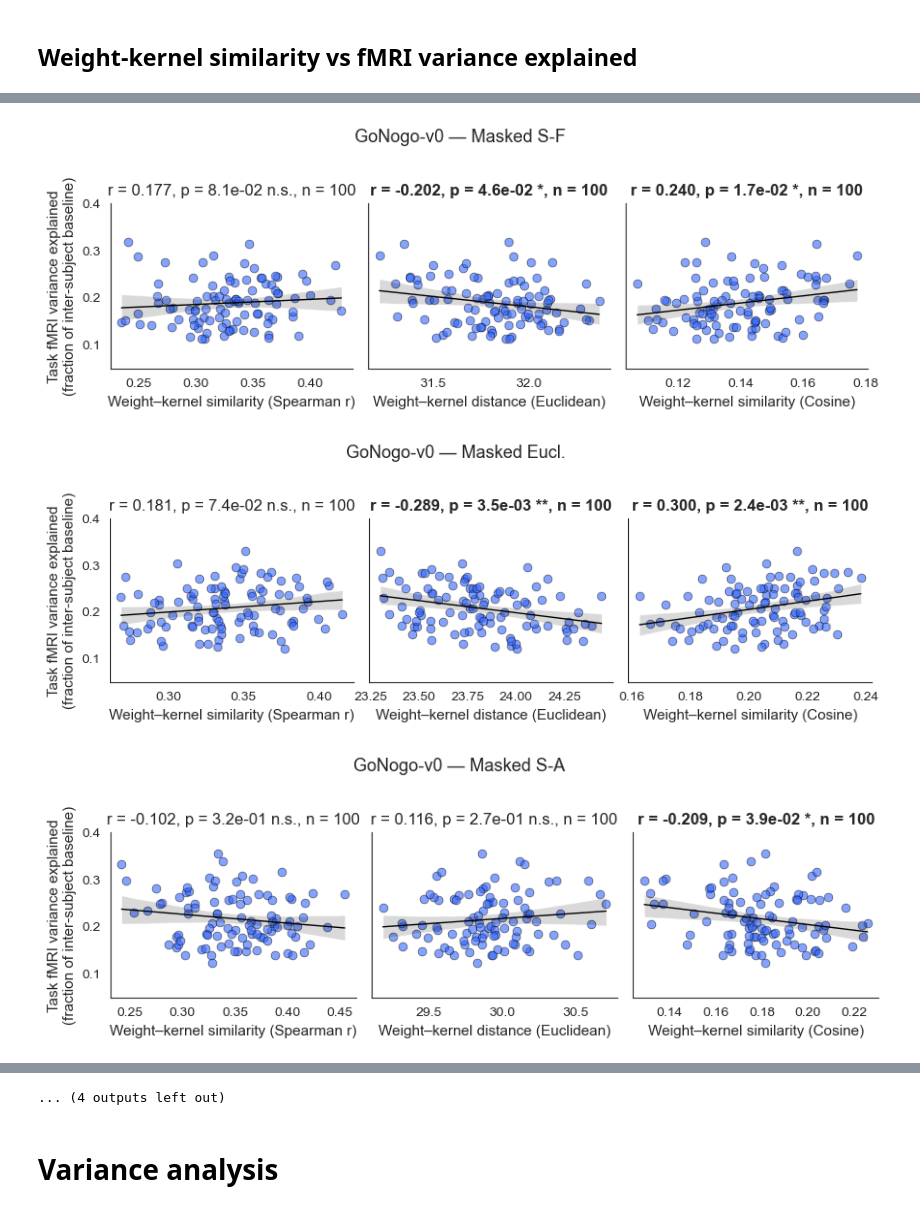
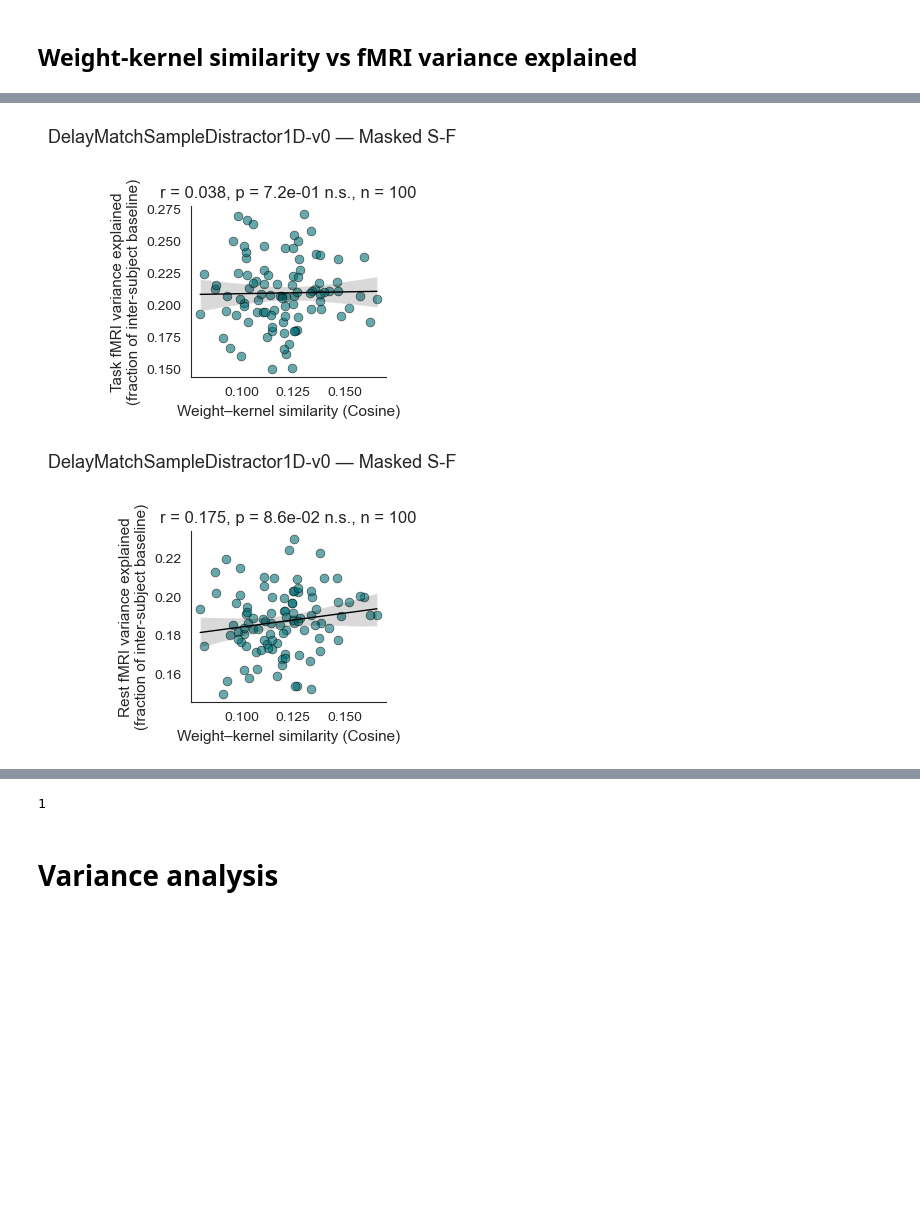
Before and after one commit to LindenParkesLab/neuro_rnn, a Jupyter notebook: scripts/biornn_results_dynamics.ipynb, the cells around one changed output, grey strips where cells are left out. Cells and saved outputs as stored; diff of their text form; code cells hidden in the pictures; blank space fills up the shorter version.

```diff
--- a/scripts/biornn_results_dynamics.ipynb
+++ b/scripts/biornn_results_dynamics.ipynb
@@ -654,3 +665,25 @@ print(f'fMRI rest shape (time, nodes, subjects): {fmri_rest_ts.shape}')
 # %% [output]
 fMRI task shape (time, nodes, subjects): (405, 100, 100)
 fMRI rest shape (time, nodes, subjects): (1200, 100, 100)
+# %%
+# Perform GSR on loaded fMRI data.
+# For each subject, regress the global signal (mean across nodes at each timepoint)
+# out of each node's time series using OLS.
+apply_gsr = True
+
+def global_signal_regression(ts):
+    """Apply GSR to a (time, nodes, subjects) array in-place and return it."""
+    n_time, n_nodes, n_subj = ts.shape
+    for si in range(n_subj):
+        gs = ts[:, :, si].mean(axis=1, keepdims=True)  # (time, 1)
+        # OLS: beta = (gs' gs)^-1 gs' data
+        beta = (gs.T @ ts[:, :, si]) / (gs.T @ gs)     # (1, nodes)
+        ts[:, :, si] -= gs @ beta
+    return ts
+
+if apply_gsr:
+    fmri_task_ts = global_signal_regression(fmri_task_ts)
+    fmri_rest_ts = global_signal_regression(fmri_rest_ts)
+    print(f'GSR applied to task ({fmri_task_ts.shape}) and rest ({fmri_rest_ts.shape}) fMRI data.')
+else:
+    print('GSR skipped.')
@@ -1082,10 +1427,10 @@ for task_idx in range(n_tasks):
     for model_idx in range(n_models):
         if model_params.task_no_modifier.iloc[model_idx] in task_names[task_idx]:
             this_kernel = model_params.kernel_label.iloc[model_idx]
-            learned_runs = test_accuracy_pca[model_idx] > -0.1
+            learned_runs = test_accuracy_pca[model_idx] > 0.75
             learned_runs_frac = sum(learned_runs) / len(test_accuracy_pca[model_idx])
             print(f'{sum(learned_runs):3d} ({int(learned_runs_frac*100):3d}%) -- {task_names[task_idx]} -- {this_kernel}')
-            if learned_runs_frac > 0.4:
+            if learned_runs_frac > 0.1:
                 data_task = (fmri_task_variance_explained[model_idx][:, :, learned_runs]
                         .mean(axis=2).sum(axis=0) / fmri_task_intersubj_var_exp)
                 data_rest = (fmri_rest_variance_explained[model_idx][:, :, learned_runs]
@@ -1111,4 +1456,7 @@ for task_idx in range(n_tasks):
                                 category_order=kernel_order, horizontal=1,
                                 color_palette=color_palette_ve,
                                 title=f'{task_names[task_idx]} ({labels[ii]})')
+        if save_figs:
+            fig.savefig(os.path.join(outdir, f'fmri_ve_{labels[ii]}_{task_names[task_idx]}.svg'),
+                        dpi=300, bbox_inches='tight', pad_inches=0.01)
 # %% [output]
@@ -1226,8 +1556,8 @@ plot_tasks = df_wk['task'].unique()
 plot_kernels = df_wk['kernel_label'].unique()
 
 metrics = {
-    'spearman': 'Weight–kernel similarity (Spearman r)',
-    'euclidean': 'Weight–kernel distance (Euclidean)',
+    # 'spearman': 'Weight–kernel similarity (Spearman r)',
+    # 'euclidean': 'Weight–kernel distance (Euclidean)',
     'cosine': 'Weight–kernel similarity (Cosine)',
 }
 
@@ -1244,18 +1574,20 @@ def sig_indicator(p):
     else:
         return 'n.s.'
 
+my_colors = utils.get_my_colors(cat_trio=False, as_list=True)
+
 plotting_y_metrics = [
     {
         'key': 'fmri_task_var_exp',
         'ylabel': 'Task fMRI variance explained\n(fraction of inter-subject baseline)',
         'file_suff': '_weight_kernel_vs_fmri_task_ve',
-        'color': [0.2, 0.4, 1.0]
+        'color': my_colors[2] # [0.2, 0.4, 1.0]
         },
     {
         'key': 'fmri_rest_var_exp',
         'ylabel': 'Rest fMRI variance explained\n(fraction of inter-subject baseline)',
         'file_suff': '_weight_kernel_vs_fmri_rest_ve',
-        'color': [0.9, 0.2, 0.3]
+        'color': my_colors[2] # [0.9, 0.2, 0.3]
         },
     # {
     #     'key': 'accuracy',
@@ -1285,7 +1617,8 @@ for y_metric_idx in range(len(plotting_y_metrics)):
             if len(df_sub) < 3:
                 continue
 
-            fig, axes = plt.subplots(1, 3, figsize=(9, 3), sharey=True)
+            fig, axes = plt.subplots(1, len(metrics), figsize=(3*len(metrics), 3), sharey=True)
+            axes = fig.axes
             ax_i = 0
 
             for ax, (metric, xlabel) in zip(axes, metrics.items()):
@@ -1305,34 +1638,33 @@ for y_metric_idx in range(len(plotting_y_metrics)):
                 x = x[~excl]
                 y = y[~excl]
 
                 r, p = stats.spearmanr(x, y)
 
                 # regression line with 95% CI via seaborn
                 sns.regplot(x=x, y=y, ax=ax, scatter=True, color=y_metric_color,
                             scatter_kws={'s': 40, 'alpha': 0.6, 'edgecolors':'k', 'linewidths': 0.5},
                             line_kws={'color': 'k', 'linewidth': 1},
                             ci=95)
 
                 ax.set_xlabel(xlabel)
                 if ax_i == 0:
                     ax.set_ylabel(y_metric_ylabel)
-                ax.set_ylim((0.05,0.4))
+                # ax.set_ylim((0.05,0.4))
                 sig = sig_indicator(p)
                 title_str = f'r = {r:.3f}, p = {p:.1e} {sig}, n = {len(df_sub)}'
                 ax.set_title(title_str, fontweight='bold' if sig != 'n.s.' else 'normal')
 
                 ax_i += 1
 
             fig.suptitle(f'{task} — {kernel}', y=1.02)
             sns.despine(fig=fig, offset=0, trim=False)
             fig.tight_layout()
 
             if save_figs:
                 fig.savefig(os.path.join(outdir, f'{task}_{kernel}_{y_metric_file_suff}.svg'),
                             dpi=600, bbox_inches='tight', pad_inches=0.01)
 
             plt.show()
 # %% [output]
-[figure, old version]
+[figure, new version]
-[figure, old version]
+[figure, new version]
-[figure, removed]
@@ -1348,4 +1671,7 @@ for y_metric_idx in range(len(plotting_y_metrics)):
-... (4 outputs left out)
+# %%
+len(fig.axes)
+# %% [output]
+1
 # %% [markdown]
 # Variance analysis
 # %%
```
Also changed, not shown: parts of 20 cells of this notebook, 2 other files.
